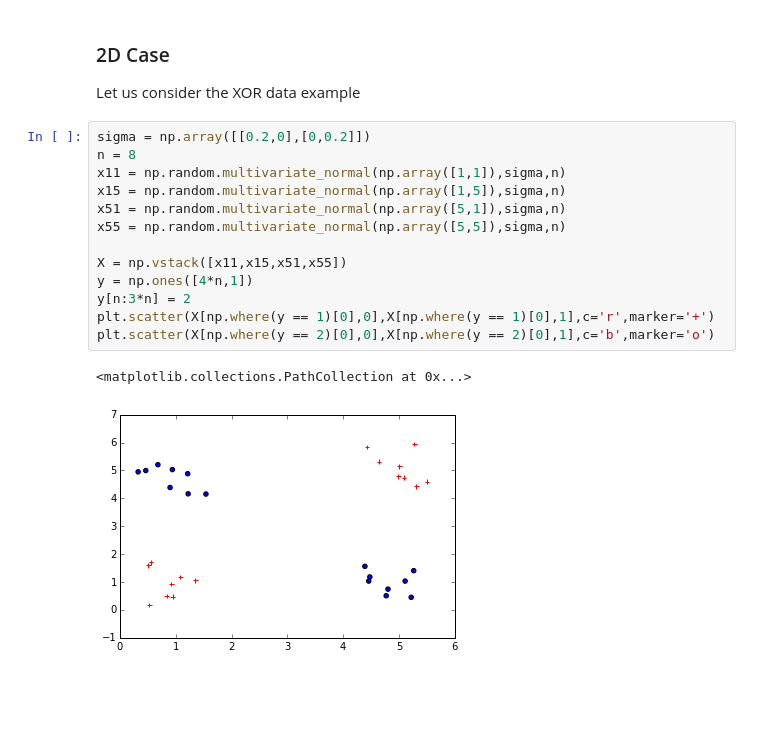
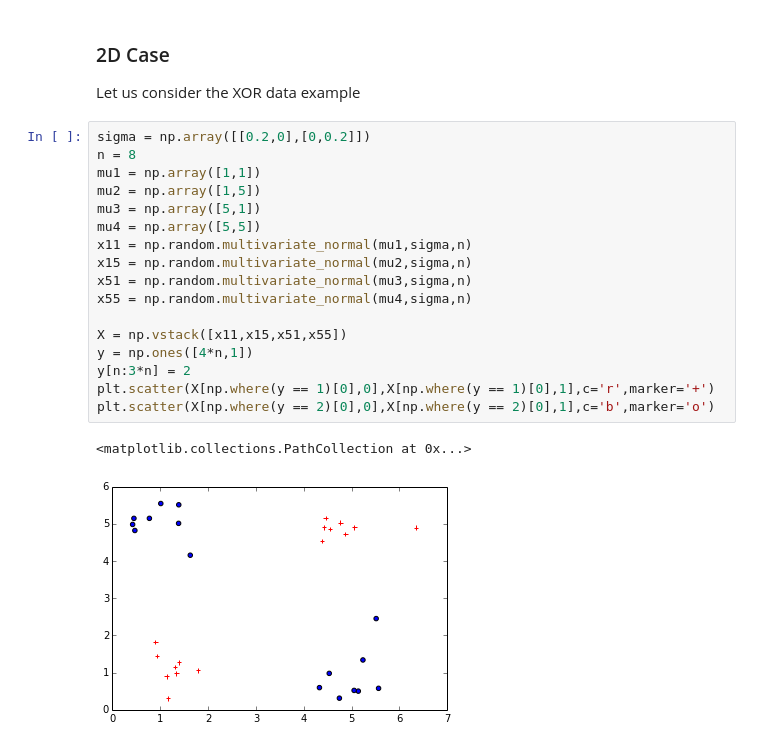
Before and after one commit to ubdsgroup/mlcourse-ub-notebooks, a Jupyter notebook: notebooks/Lecture27.ipynb, the cells around one changed output. Cells and saved outputs as stored; diff of their text form; blank space fills up the shorter version.

```diff
--- a/notebooks/Lecture27.ipynb
+++ b/notebooks/Lecture27.ipynb
@@ -68,16 +69,20 @@ Let us consider the XOR data example
 # %%
 sigma = np.array([[0.2,0],[0,0.2]])
 n = 8
-x11 = np.random.multivariate_normal(np.array([1,1]),sigma,n)
-x15 = np.random.multivariate_normal(np.array([1,5]),sigma,n)
-x51 = np.random.multivariate_normal(np.array([5,1]),sigma,n)
-x55 = np.random.multivariate_normal(np.array([5,5]),sigma,n)
+mu1 = np.array([1,1])
+mu2 = np.array([1,5])
+mu3 = np.array([5,1])
+mu4 = np.array([5,5])
+x11 = np.random.multivariate_normal(mu1,sigma,n)
+x15 = np.random.multivariate_normal(mu2,sigma,n)
+x51 = np.random.multivariate_normal(mu3,sigma,n)
+x55 = np.random.multivariate_normal(mu4,sigma,n)
 
 X = np.vstack([x11,x15,x51,x55])
 y = np.ones([4*n,1])
 y[n:3*n] = 2
 plt.scatter(X[np.where(y == 1)[0],0],X[np.where(y == 1)[0],1],c='r',marker='+')
 plt.scatter(X[np.where(y == 2)[0],0],X[np.where(y == 2)[0],1],c='b',marker='o')
 # %% [output]
 <matplotlib.collections.PathCollection at 0x...>
-[figure, old version]
+[figure, new version]
```
Also changed, not shown: parts of 6 cells of this notebook.
